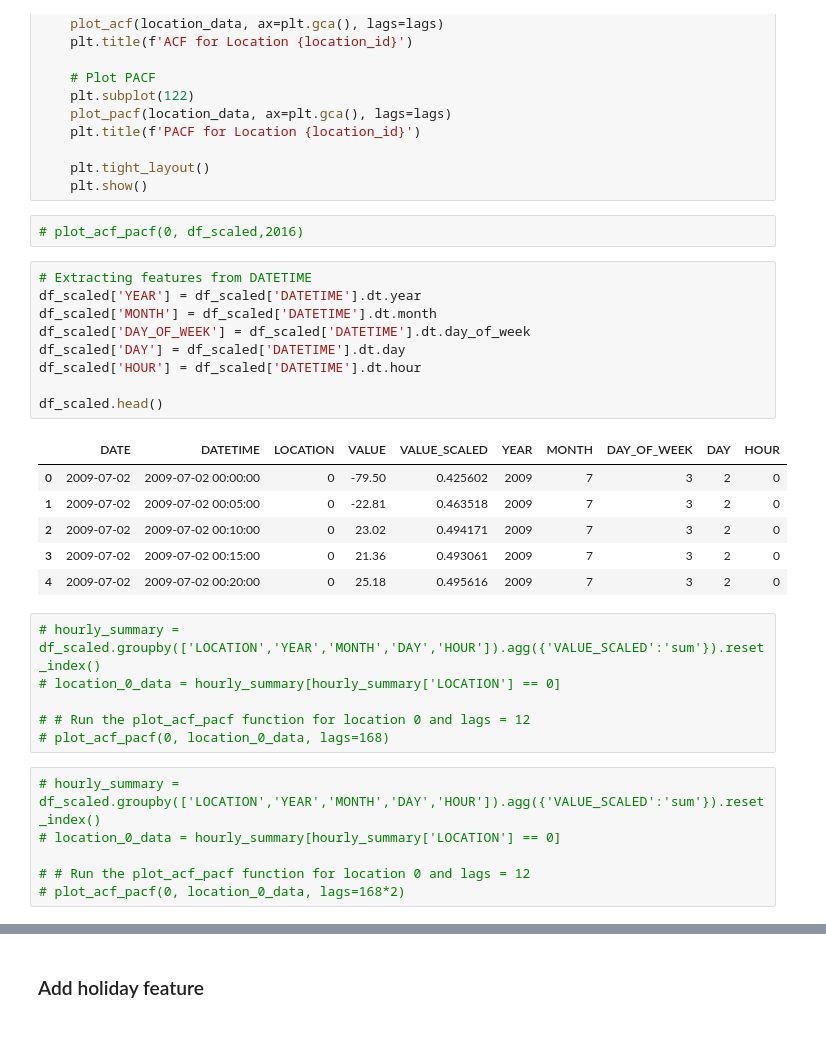
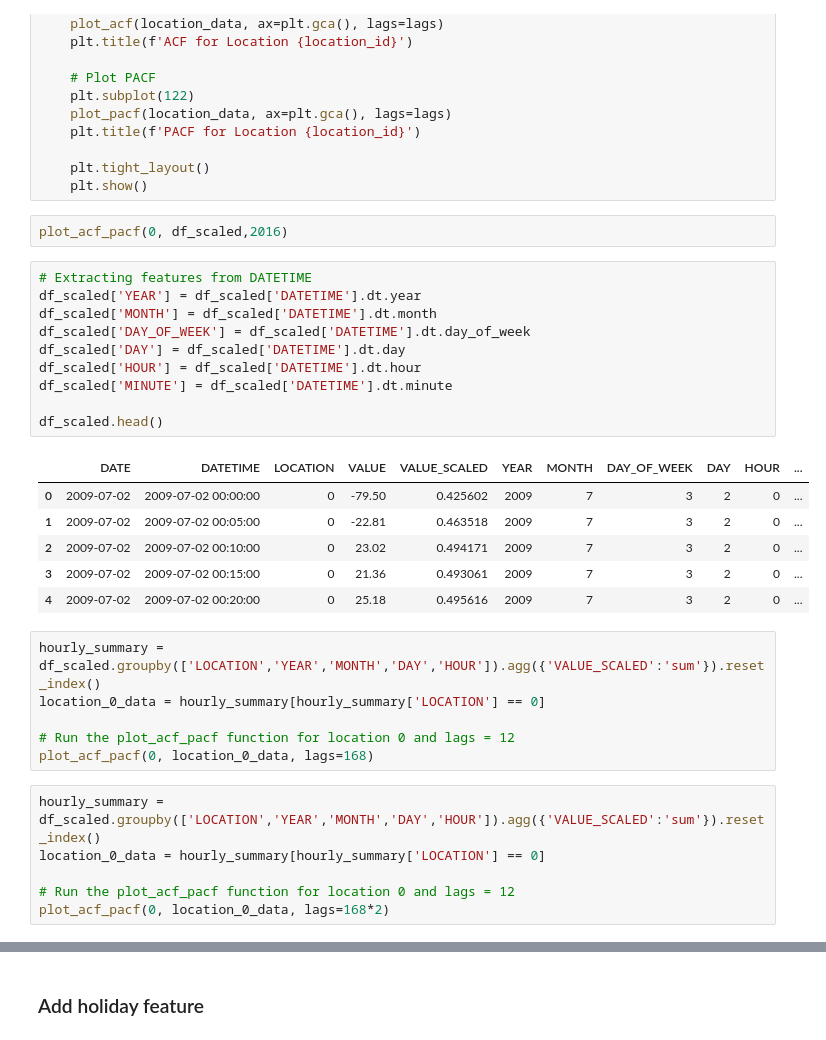
Before and after one commit to szejozsef00/DSLAB1, a Jupyter notebook: code/Forecasting/01 - Data exploration.ipynb, the cells around one changed output, grey strips where cells are left out. Cells and saved outputs as stored; diff of their text form.

```diff
--- a/code/Forecasting/01 - Data exploration.ipynb
+++ b/code/Forecasting/01 - Data exploration.ipynb
@@ -160,35 +111,36 @@ def plot_acf_pacf(location_id, data, lags):
     plt.tight_layout()
     plt.show()
 # %%
-# plot_acf_pacf(0, df_scaled,2016)
+plot_acf_pacf(0, df_scaled,2016)
 # %%
 # Extracting features from DATETIME
 df_scaled['YEAR'] = df_scaled['DATETIME'].dt.year
 df_scaled['MONTH'] = df_scaled['DATETIME'].dt.month
 df_scaled['DAY_OF_WEEK'] = df_scaled['DATETIME'].dt.day_of_week
 df_scaled['DAY'] = df_scaled['DATETIME'].dt.day
 df_scaled['HOUR'] = df_scaled['DATETIME'].dt.hour
+df_scaled['MINUTE'] = df_scaled['DATETIME'].dt.minute
 
 df_scaled.head()
 # %% [output]
-|  | DATE | DATETIME | LOCATION | VALUE | VALUE_SCALED | YEAR | MONTH | DAY_OF_WEEK | DAY | HOUR |
-| 0 | 2009-07-02 | 2009-07-02 00:00:00 | 0 | -79.50 | 0.425602 | 2009 | 7 | 3 | 2 | 0 |
-| 1 | 2009-07-02 | 2009-07-02 00:05:00 | 0 | -22.81 | 0.463518 | 2009 | 7 | 3 | 2 | 0 |
-| 2 | 2009-07-02 | 2009-07-02 00:10:00 | 0 | 23.02 | 0.494171 | 2009 | 7 | 3 | 2 | 0 |
-| 3 | 2009-07-02 | 2009-07-02 00:15:00 | 0 | 21.36 | 0.493061 | 2009 | 7 | 3 | 2 | 0 |
-| 4 | 2009-07-02 | 2009-07-02 00:20:00 | 0 | 25.18 | 0.495616 | 2009 | 7 | 3 | 2 | 0 |
+|  | DATE | DATETIME | LOCATION | VALUE | VALUE_SCALED | YEAR | MONTH | DAY_OF_WEEK | DAY | HOUR | ... |
+| 0 | 2009-07-02 | 2009-07-02 00:00:00 | 0 | -79.50 | 0.425602 | 2009 | 7 | 3 | 2 | 0 | ... |
+| 1 | 2009-07-02 | 2009-07-02 00:05:00 | 0 | -22.81 | 0.463518 | 2009 | 7 | 3 | 2 | 0 | ... |
+| 2 | 2009-07-02 | 2009-07-02 00:10:00 | 0 | 23.02 | 0.494171 | 2009 | 7 | 3 | 2 | 0 | ... |
+| 3 | 2009-07-02 | 2009-07-02 00:15:00 | 0 | 21.36 | 0.493061 | 2009 | 7 | 3 | 2 | 0 | ... |
+| 4 | 2009-07-02 | 2009-07-02 00:20:00 | 0 | 25.18 | 0.495616 | 2009 | 7 | 3 | 2 | 0 | ... |
 # %%
-# hourly_summary = df_scaled.groupby(['LOCATION','YEAR','MONTH','DAY','HOUR']).agg({'VALUE_SCALED':'sum'}).reset_index()
-# location_0_data = hourly_summary[hourly_summary['LOCATION'] == 0]
+hourly_summary = df_scaled.groupby(['LOCATION','YEAR','MONTH','DAY','HOUR']).agg({'VALUE_SCALED':'sum'}).reset_index()
+location_0_data = hourly_summary[hourly_summary['LOCATION'] == 0]
 
-# # Run the plot_acf_pacf function for location 0 and lags = 12
-# plot_acf_pacf(0, location_0_data, lags=168)
+# Run the plot_acf_pacf function for location 0 and lags = 12
+plot_acf_pacf(0, location_0_data, lags=168)
 # %%
-# hourly_summary = df_scaled.groupby(['LOCATION','YEAR','MONTH','DAY','HOUR']).agg({'VALUE_SCALED':'sum'}).reset_index()
-# location_0_data = hourly_summary[hourly_summary['LOCATION'] == 0]
+hourly_summary = df_scaled.groupby(['LOCATION','YEAR','MONTH','DAY','HOUR']).agg({'VALUE_SCALED':'sum'}).reset_index()
+location_0_data = hourly_summary[hourly_summary['LOCATION'] == 0]
 
-# # Run the plot_acf_pacf function for location 0 and lags = 12
-# plot_acf_pacf(0, location_0_data, lags=168*2)
+# Run the plot_acf_pacf function for location 0 and lags = 12
+plot_acf_pacf(0, location_0_data, lags=168*2)
 # %%
 loc_0_df = df_scaled[df_scaled['LOCATION'] == 0]
 loc_0_df.head()
```
Also changed, not shown: parts of 8 cells of this notebook, 2 other files.
